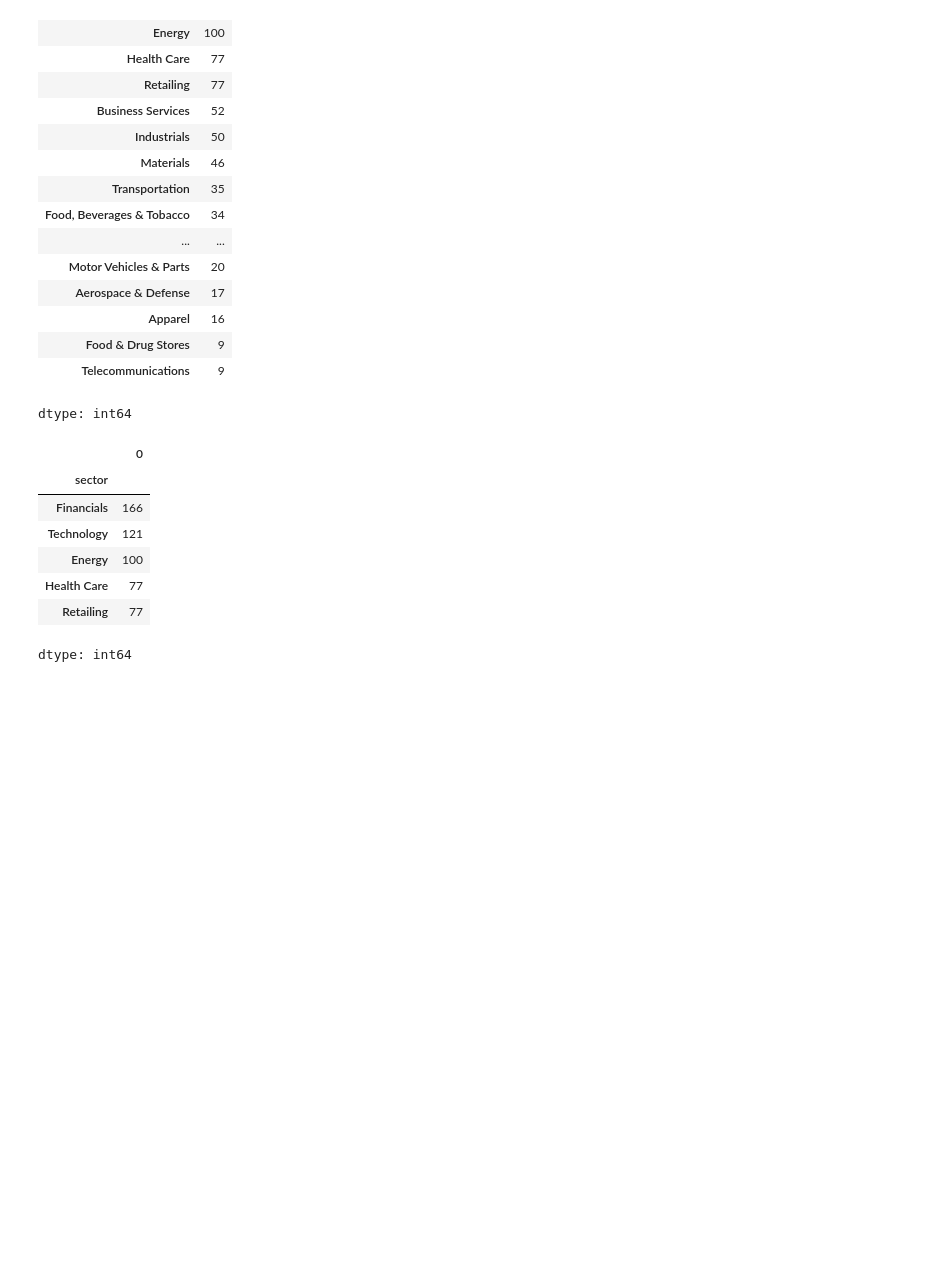
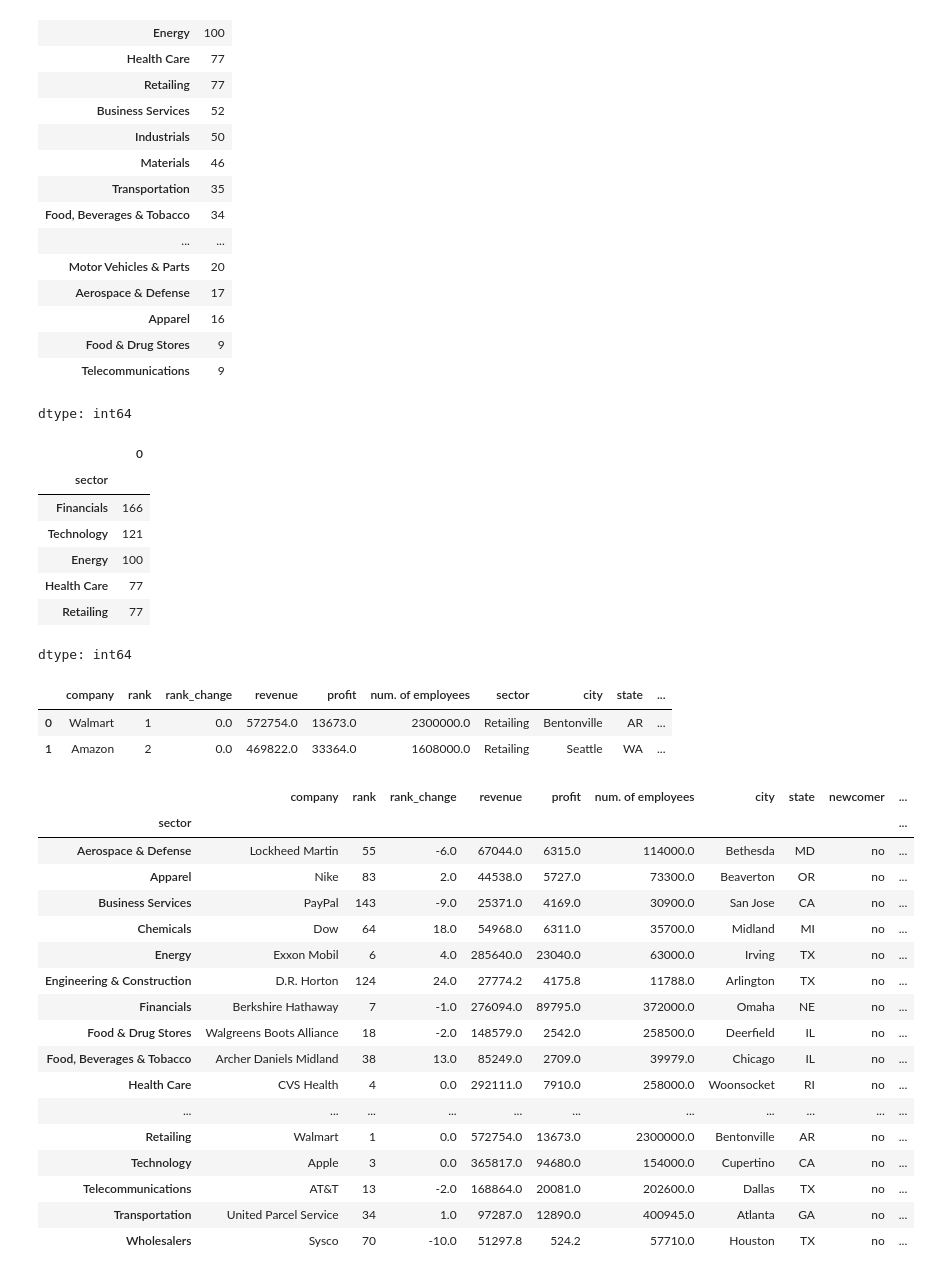
Before and after one commit to ajaykumar080286/Pandas, a Jupyter notebook: GroupBy_method.ipynb, the cells around one changed output. Saved outputs shown, nothing was run; the diff lists cells and outputs as text; code cells hidden in the pictures; blank space fills up the shorter version.

```diff
--- a/GroupBy_method.ipynb
+++ b/GroupBy_method.ipynb
@@ -65,3 +65,30 @@ sectors.size().sort_values(ascending=False).head()  #top 5 company
 | Health Care | 77 |
 | Retailing | 77 |
 dtype: int64
+# %%
+df.head(2)
+# %% [output]
+|  | company | rank | rank_change | revenue | profit | num. of employees | sector | city | state | ... |
+| 0 | Walmart | 1 | 0.0 | 572754.0 | 13673.0 | 2300000.0 | Retailing | Bentonville | AR | ... |
+| 1 | Amazon | 2 | 0.0 | 469822.0 | 33364.0 | 1608000.0 | Retailing | Seattle | WA | ... |
+# %%
+sectors.first()
+# %% [output]
+|  | company | rank | rank_change | revenue | profit | num. of employees | city | state | newcomer | ... |
+| sector |  |  |  |  |  |  |  |  |  | ... |
+| Aerospace & Defense | Lockheed Martin | 55 | -6.0 | 67044.0 | 6315.0 | 114000.0 | Bethesda | MD | no | ... |
+| Apparel | Nike | 83 | 2.0 | 44538.0 | 5727.0 | 73300.0 | Beaverton | OR | no | ... |
+| Business Services | PayPal | 143 | -9.0 | 25371.0 | 4169.0 | 30900.0 | San Jose | CA | no | ... |
+| Chemicals | Dow | 64 | 18.0 | 54968.0 | 6311.0 | 35700.0 | Midland | MI | no | ... |
+| Energy | Exxon Mobil | 6 | 4.0 | 285640.0 | 23040.0 | 63000.0 | Irving | TX | no | ... |
+| Engineering & Construction | D.R. Horton | 124 | 24.0 | 27774.2 | 4175.8 | 11788.0 | Arlington | TX | no | ... |
+| Financials | Berkshire Hathaway | 7 | -1.0 | 276094.0 | 89795.0 | 372000.0 | Omaha | NE | no | ... |
+| Food & Drug Stores | Walgreens Boots Alliance | 18 | -2.0 | 148579.0 | 2542.0 | 258500.0 | Deerfield | IL | no | ... |
+| Food, Beverages & Tobacco | Archer Daniels Midland | 38 | 13.0 | 85249.0 | 2709.0 | 39979.0 | Chicago | IL | no | ... |
+| Health Care | CVS Health | 4 | 0.0 | 292111.0 | 7910.0 | 258000.0 | Woonsocket | RI | no | ... |
+| ... | ... | ... | ... | ... | ... | ... | ... | ... | ... | ... |
+| Retailing | Walmart | 1 | 0.0 | 572754.0 | 13673.0 | 2300000.0 | Bentonville | AR | no | ... |
+| Technology | Apple | 3 | 0.0 | 365817.0 | 94680.0 | 154000.0 | Cupertino | CA | no | ... |
+| Telecommunications | AT&T | 13 | -2.0 | 168864.0 | 20081.0 | 202600.0 | Dallas | TX | no | ... |
+| Transportation | United Parcel Service | 34 | 1.0 | 97287.0 | 12890.0 | 400945.0 | Atlanta | GA | no | ... |
+| Wholesalers | Sysco | 70 | -10.0 | 51297.8 | 524.2 | 57710.0 | Houston | TX | no | ... |
```
Also changed, not shown: parts of 8 cells of this notebook.
